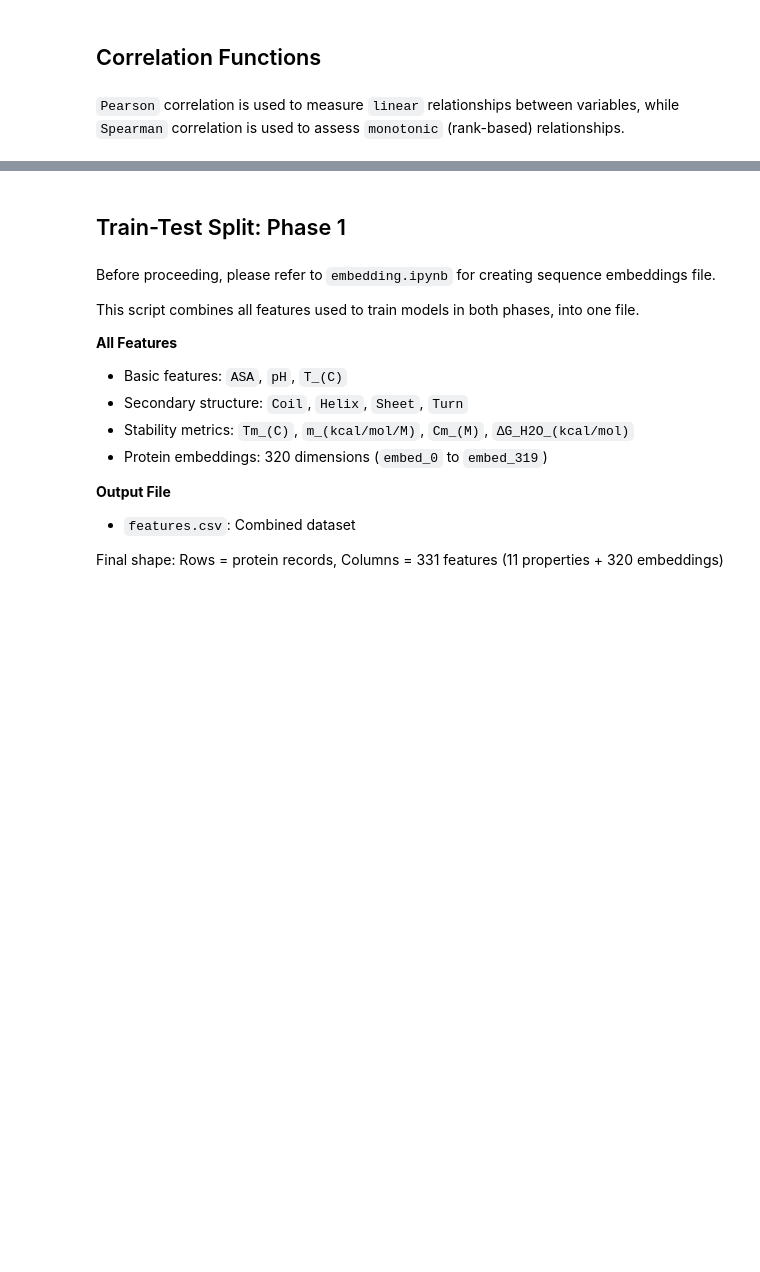
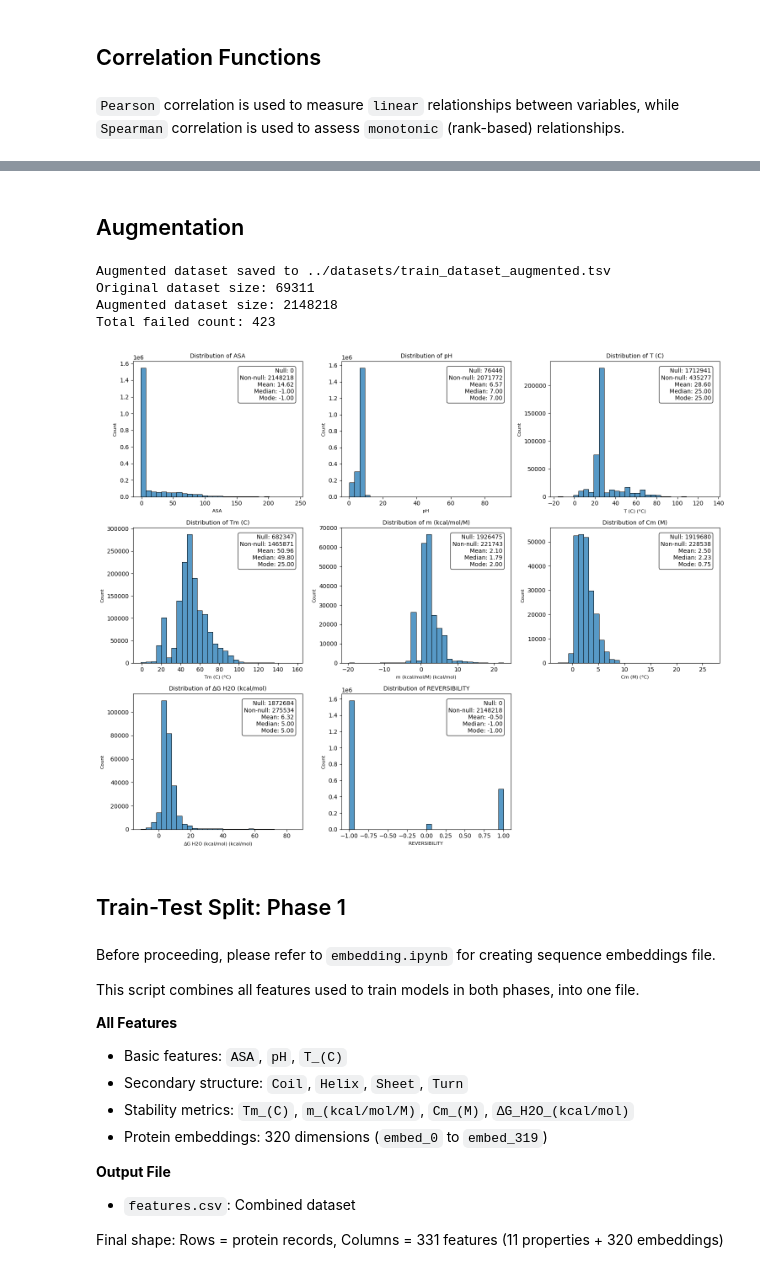
Before and after one commit to parsashu/ML-on-Proteins, a Jupyter notebook: src/pre_processing.ipynb, the cells around one changed output, grey strips where cells are left out. Cells and saved outputs as stored; diff of their text form; code cells hidden in the pictures; blank space fills up the shorter version.

```diff
--- a/src/pre_processing.ipynb
+++ b/src/pre_processing.ipynb
@@ -41,19 +41,23 @@ import numpy as np
 import re
 import sys
 import os
+from tqdm import tqdm
+from sklearn.model_selection import train_test_split
+from sklearn.preprocessing import StandardScaler
 
 sys.path.append(os.path.abspath('..'))
 from utils.basic_statictical.historams import histogram
 from utils.basic_statictical.seq_distribution import sequence_length_distribution
 from utils.basic_statictical.correlations import pearson_correlation_heatmap, spearman_correlation_heatmap
-from sklearn.model_selection import train_test_split
-from sklearn.preprocessing import StandardScaler
+from utils.augmentation.augment_functions import augment_sequence
+
 
 seq_extracted = "../datasets/raw/merged_dataset.tsv"
 dataset = "../datasets/protein_dataset.tsv"
 all_features = "../datasets/features.csv"
 train_path = "../datasets/train_dataset.tsv"
 test_path = "../datasets/test_dataset.tsv"
+train_augmented = "../datasets/train_dataset_augmented.tsv"
 # %% [markdown]
 ## Data Cleaning: Sample Removal
 # %%
@@ -515,3 +520,66 @@ spearman_correlation_heatmap(dataset)
+# %% [markdown]
+## Augmentation
+# %%
+min_score = 2
+max_hydro_diff = 1
+
+
+def augment_dataset(
+    input_file, output_file, num_substitutions=[1, 2, 3], num_mutations=[15, 10, 5]
+):
+    """Augment protein sequences in the dataset while preserving other features."""
+    df = pd.read_csv(input_file, sep="\t", low_memory=False)
+    total_failed_count = 0
+
+    augmented_data = []
+    for i, (_, row) in tqdm(
+        enumerate(df.iterrows()), total=len(df), desc="Augmenting sequences"
+    ):
+        augmented_data.append(row)
+        original_seq = row["Protein_Sequence"]
+
+        # Generate augmented sequences
+        augmented_seqs, failed_count = augment_sequence(
+            original_seq,
+            num_substitutions=num_substitutions,
+            num_mutations=num_mutations,
+            min_score=min_score,
+            max_hydro_diff=max_hydro_diff,
+            retries=20,
+            print_failures=False,
+            random_seed=42,
+        )
+        total_failed_count += failed_count
+
+        for aug_seq in augmented_seqs:
+            new_row = row.copy()
+            new_row["Protein_Sequence"] = aug_seq
+            augmented_data.append(new_row)
+
+    augmented_df = pd.DataFrame(augmented_data)
+
+    augmented_df.to_csv(output_file, sep="\t", index=False)
+    print(f"Augmented dataset saved to {output_file}")
+    print(f"Original dataset size: {len(df)}")
+    print(f"Augmented dataset size: {len(augmented_df)}")
+    print(f"Total failed count: {total_failed_count}")
+
+
+augment_dataset(
+    input_file=train_path,
+    output_file=train_augmented,
+    num_substitutions=[1, 2, 3],
+    num_mutations=[15, 10, 5],
+)
+# %% [output]
+Augmented dataset saved to ../datasets/train_dataset_augmented.tsv
+Original dataset size: 69311
+Augmented dataset size: 2148218
+Total failed count: 423
+# %%
+histogram(train_augmented)
+# %% [output]
+[figure, added]
 # %% [markdown]
 ## Train-Test Split: Phase 1
 # %% [markdown]
```
Also changed, not shown: parts of 3 cells of this notebook, 5 other files.
